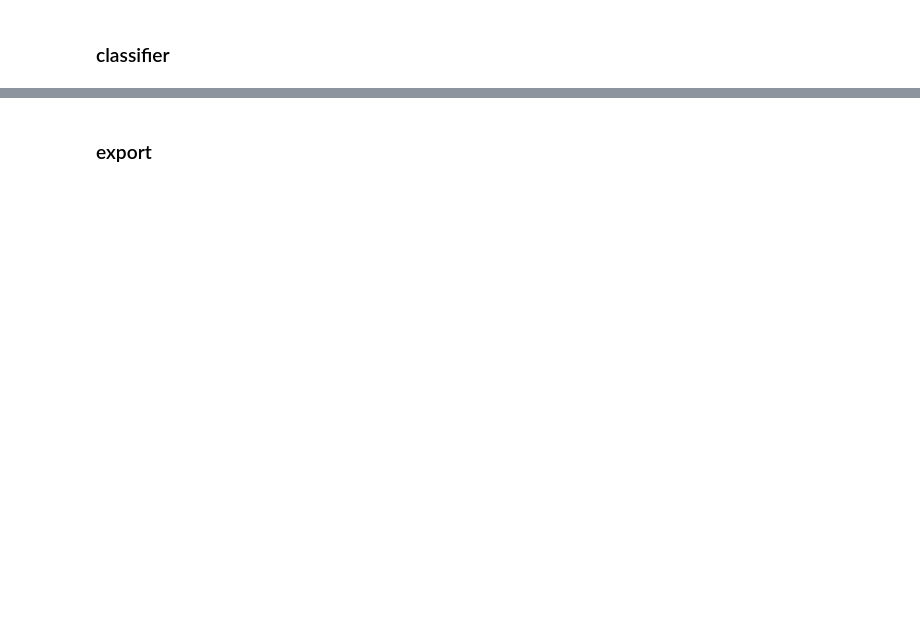
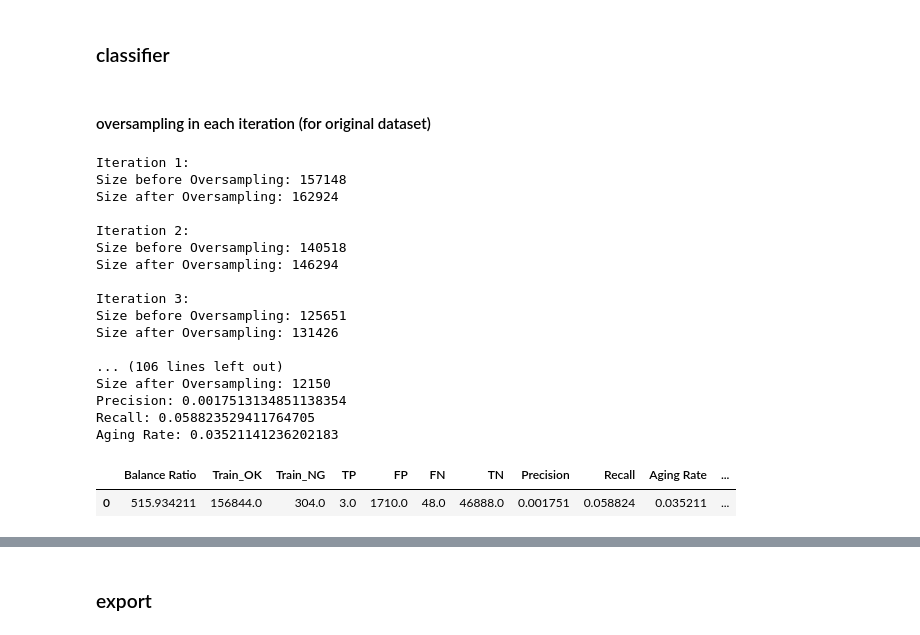
Before and after one commit to ruibone/AUO_aging_test, a Jupyter notebook: AUO aging test/Full_Version_Code/4-6_BalanceCascade.ipynb, the cells around one changed output, grey strips where cells are left out. Cells and saved outputs as stored; diff of their text form; code cells hidden in the pictures; blank space fills up the shorter version.

```diff
--- a/AUO aging test/Full_Version_Code/4-6_BalanceCascade.ipynb
+++ b/AUO aging test/Full_Version_Code/4-6_BalanceCascade.ipynb
@@ -146,3 +183,30 @@ with open(f'hyperparameter/20211221/runhist_array_m2m4_m5_3criteria_{base_learne
     best_paramC = pickle.load(f)
 # %% [markdown]
 ### classifier
+# %% [markdown]
+#### oversampling in each iteration (for original dataset)
+# %%
+BC = BalanceCascade(classifier = 'LightGBM', num_iter = 30, over_method = 'SMOTEN', over_num = 20)
+clf_cascade, clf_threshold = BC.training(run_train['set0'], best_paramC['set0'])
+result = BC.testing(run_test, clf_cascade, clf_threshold)
+cf_matrix(result, run_train_y['set0'])
+# %% [output]
+Iteration 1:
+Size before Oversampling: 157148
+Size after Oversampling: 162924
+
+Iteration 2:
+Size before Oversampling: 140518
+Size after Oversampling: 146294
+
+Iteration 3:
+Size before Oversampling: 125651
+Size after Oversampling: 131426
+
+... (106 lines left out)
+Size after Oversampling: 12150
+Precision: 0.0017513134851138354
+Recall: 0.058823529411764705
+Aging Rate: 0.03521141236202183
+|  | Balance Ratio | Train_OK | Train_NG | TP | FP | FN | TN | Precision | Recall | Aging Rate | ... |
+| 0 | 515.934211 | 156844.0 | 304.0 | 3.0 | 1710.0 | 48.0 | 46888.0 | 0.001751 | 0.058824 | 0.035211 | ... |
```
Also changed, not shown: parts of 9 cells of this notebook, 1 other file.
